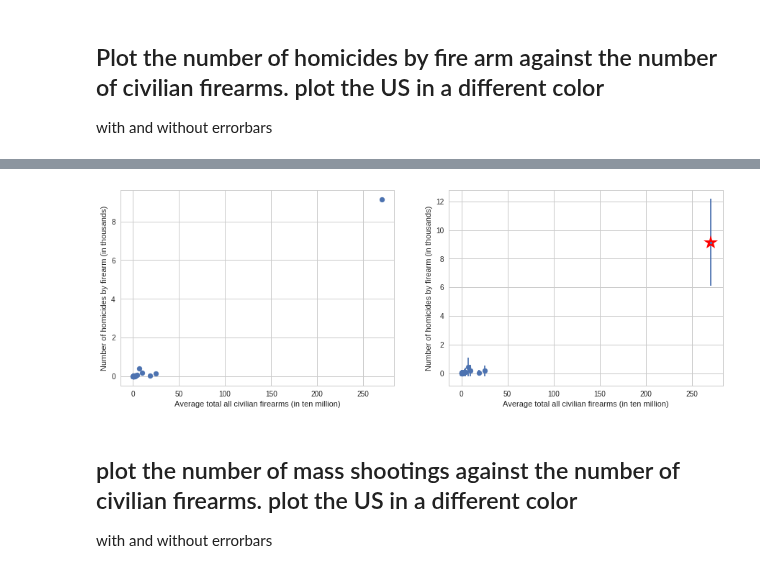
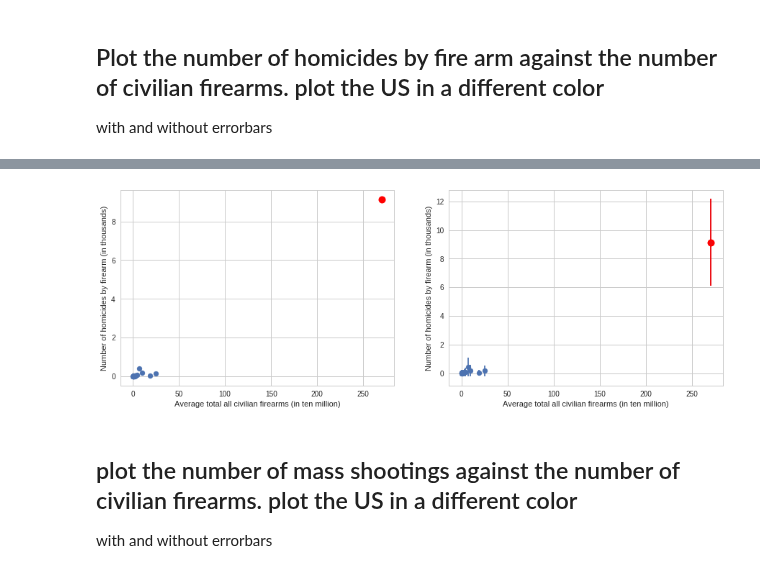
Before and after one commit to qiuyliu/PUI2017_uc288, a Jupyter notebook: HW5_uc288/Assignment3_uc288.ipynb, the cells around one changed output, grey strips where cells are left out. Drawn from its saved outputs; the diff is of its cells as text; code cells hidden in the pictures.

```diff
--- a/HW5_uc288/Assignment3_uc288.ipynb
+++ b/HW5_uc288/Assignment3_uc288.ipynb
@@ -267,22 +268,25 @@ df_usa
 # %%
 fig = pl.figure(figsize=(15,5))
 
 ax1 = fig.add_subplot(121)
 ax1.scatter(df['Average total all civilian firearms'] / 1e6 , df['Number of homicides by firearm'] / 1e3)
+ax1.plot(df_usa['Average total all civilian firearms'] / 1e6 , df_usa['Number of homicides by firearm'] / 1e3, 'ro', markersize=10)
 ax1.set_xlabel('Average total all civilian firearms (in ten million)')
 ax1.set_ylabel('Number of homicides by firearm (in thousands)')
 ax1.set_ylim();
 
 ax2 = fig.add_subplot(122)
 ax2.scatter(df['Average total all civilian firearms'] / 1e6 , df['Number of homicides by firearm'] / 1e3)
 ax2.errorbar(df['Average total all civilian firearms'] / 1e6 , df['Number of homicides by firearm'] / 1e3,
             yerr=np.sqrt(df['Number of homicides by firearm'] / 1e3 * 1.0), fmt='.')
-ax2.plot(df_usa['Average total all civilian firearms'] / 1e6 , df_usa['Number of homicides by firearm'] / 1e3, 'r*', markersize=20)
+ax2.plot(df_usa['Average total all civilian firearms'] / 1e6 , df_usa['Number of homicides by firearm'] / 1e3, 'ro', markersize=10)
+ax2.errorbar(df_usa['Average total all civilian firearms'] / 1e6 , df_usa['Number of homicides by firearm'] / 1e3,
+            yerr=np.sqrt(df_usa['Number of homicides by firearm'] / 1e3 * 1.0), fmt='.', color='r')
 ax2.set_xlabel('Average total all civilian firearms (in ten million)')
 ax2.set_ylabel('Number of homicides by firearm (in thousands)')
 ax2.set_ylim();
 # %% [output]
-[figure, old version]
+[figure, new version]
 # %% [markdown]
 ## plot the number of  mass shootings against the number of civilian firearms. plot the  US in a different color
 with and without errorbars
```
Also changed, not shown: parts of 5 cells of this notebook, 1 other file.
